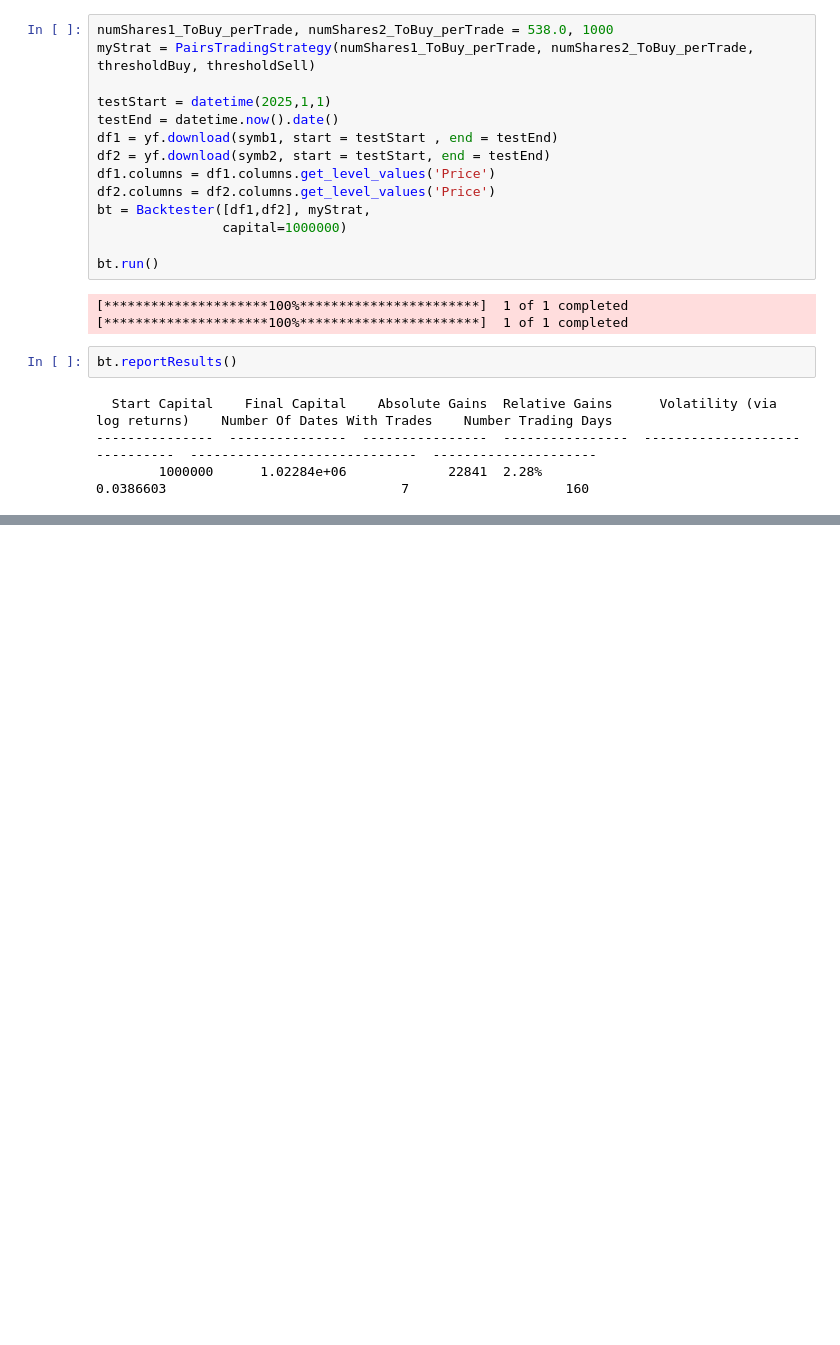
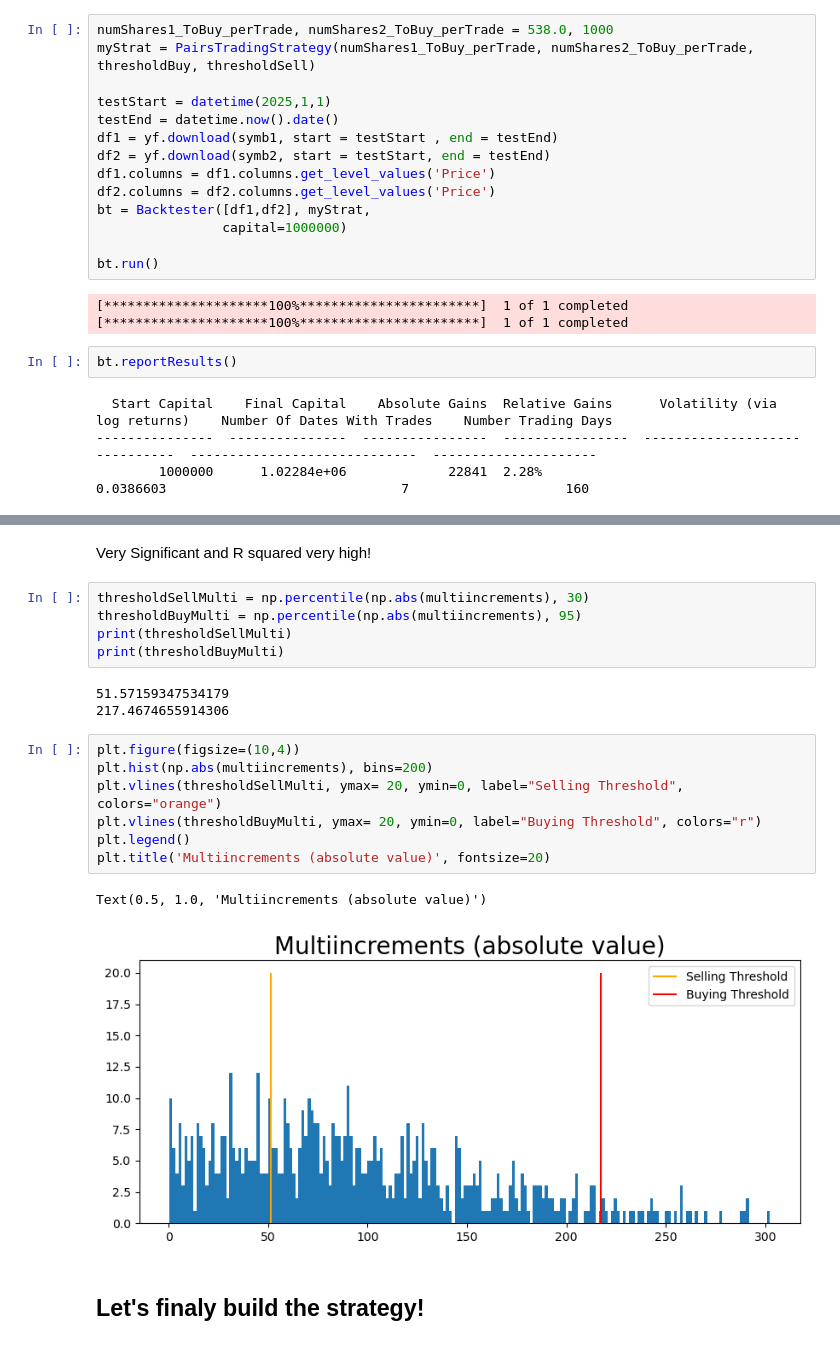
Before and after one commit to SeanDisaro/QuantCodingProjects, a Jupyter notebook: pairsTradingAndIndustryTrading.ipynb, the cells around one changed output, grey strips where cells are left out. Drawn from its saved outputs; the diff is of its cells as text; blank space fills up the shorter version.

```diff
--- a/pairsTradingAndIndustryTrading.ipynb
+++ b/pairsTradingAndIndustryTrading.ipynb
@@ -288,0 +508,22 @@ We want to try a strategy next, which is basically a mean reversion for a stock,
+# %% [markdown]
+Very Significant and R squared very high!
+# %%
+thresholdSellMulti = np.percentile(np.abs(multiincrements), 30)
+thresholdBuyMulti = np.percentile(np.abs(multiincrements), 95)
+print(thresholdSellMulti)
+print(thresholdBuyMulti)
+# %% [output]
+51.57159347534179
+217.4674655914306
+# %%
+plt.figure(figsize=(10,4))
+plt.hist(np.abs(multiincrements), bins=200)
+plt.vlines(thresholdSellMulti, ymax= 20, ymin=0, label="Selling Threshold", colors="orange")
+plt.vlines(thresholdBuyMulti, ymax= 20, ymin=0, label="Buying Threshold", colors="r")
+plt.legend()
+plt.title('Multiincrements (absolute value)', fontsize=20)
+# %% [output]
+Text(0.5, 1.0, 'Multiincrements (absolute value)')
+[figure, added]
+# %% [markdown]
+## Let's finaly build the strategy!
```
Also changed, not shown: parts of 37 cells of this notebook, 2 other files.
